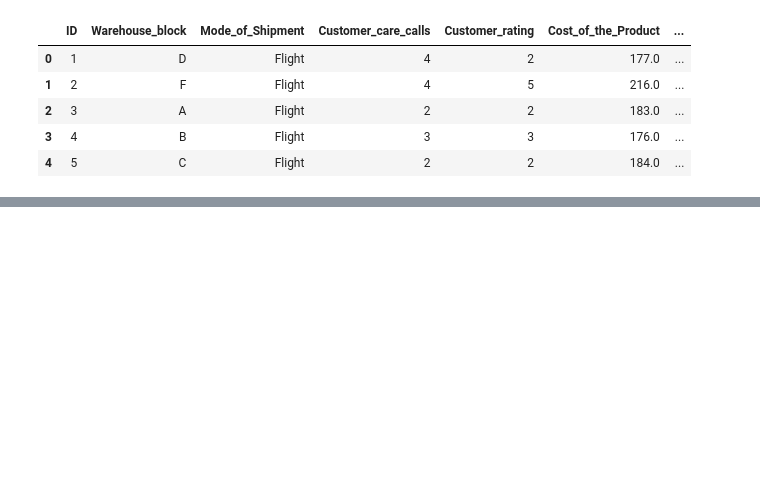
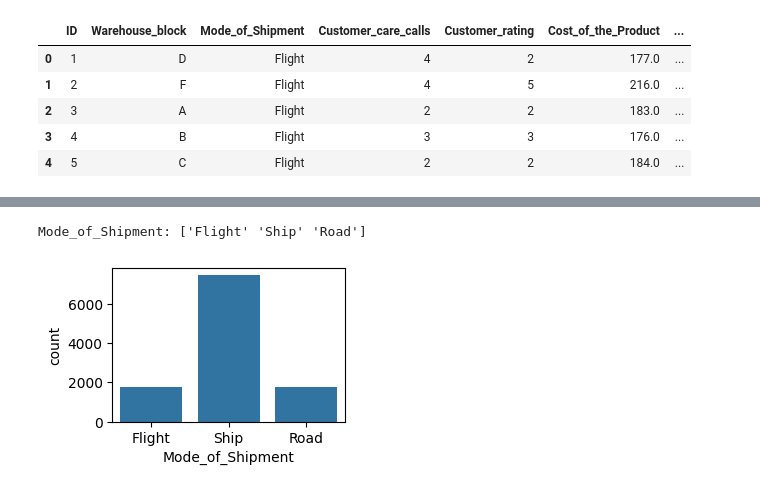
Before and after one commit to sahil-sundhan/math-for-data-science, a Jupyter notebook: Group 12/Project_1/pipeline.ipynb, the cells around one changed output, grey strips where cells are left out. Saved outputs shown, nothing was run; the diff lists cells and outputs as text; code cells hidden in the pictures; blank space fills up the shorter version.

```diff
--- a/Group 12/Project_1/pipeline.ipynb
+++ b/Group 12/Project_1/pipeline.ipynb
@@ -33,0 +83,10 @@ data.describe()
+# %%
+print(f"Mode_of_Shipment: {data.Mode_of_Shipment.unique()}")
+fig = plt.figure(figsize=(3, 2))
+sns.countplot(data=data, x='Mode_of_Shipment')
+plt.show()
+data.Mode_of_Shipment.value_counts() # Categorical variable
+categorical_variables.append('Mode_of_Shipment')
+# %% [output]
+Mode_of_Shipment: ['Flight' 'Ship' 'Road']
+[figure, added]
```
Also changed, not shown: parts of 26 cells of this notebook.
